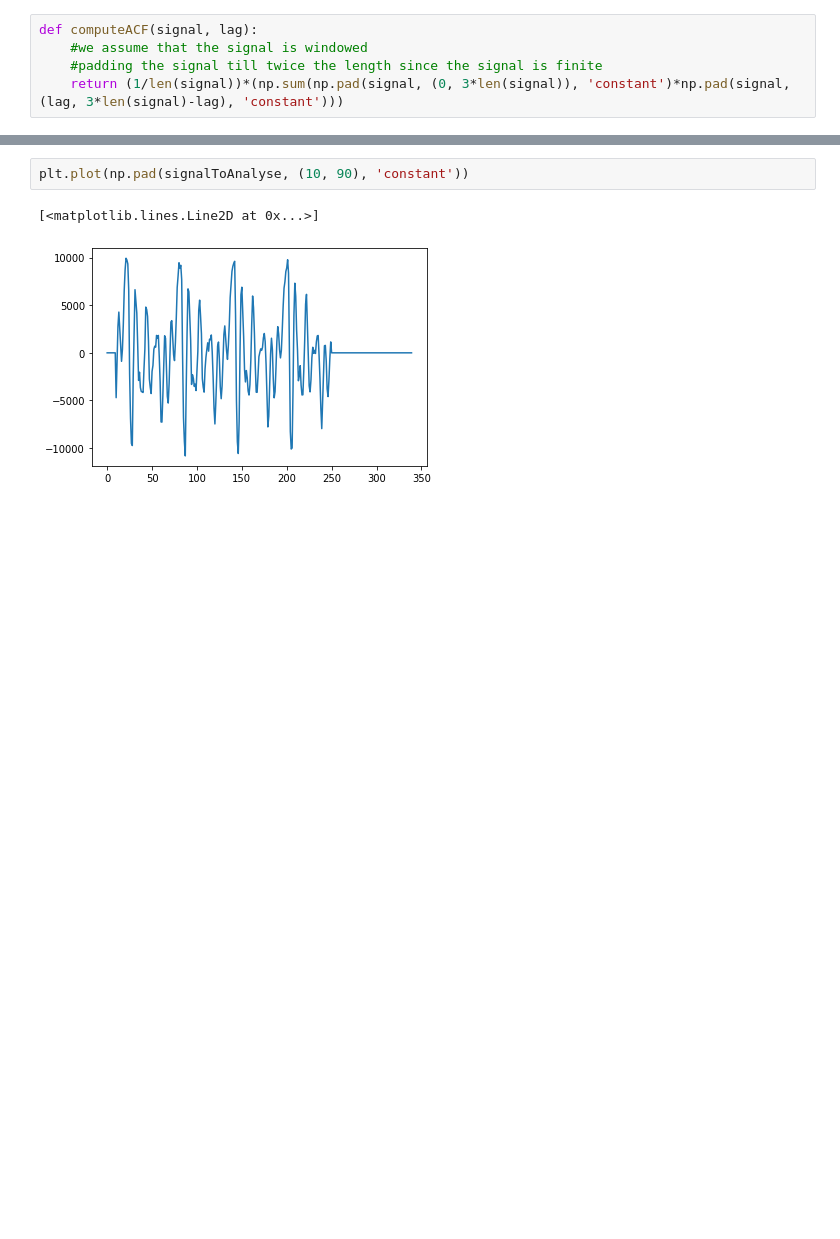
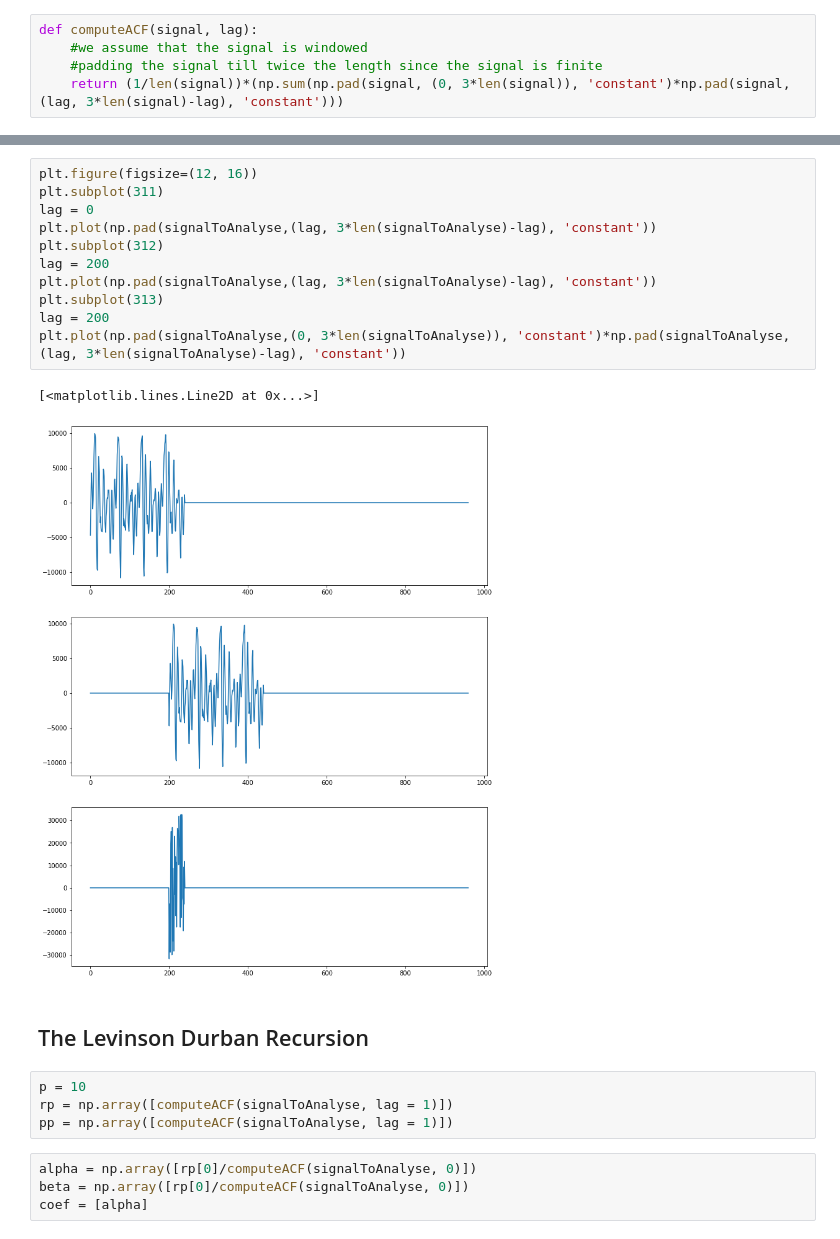
Before and after one commit to Rohit01-zoey/EE679, a Jupyter notebook: CompAssg2/Code.ipynb, the cells around one changed output, grey strips where cells are left out. Cells and saved outputs as stored; diff of their text form; blank space fills up the shorter version.

```diff
--- a/CompAssg2/Code.ipynb
+++ b/CompAssg2/Code.ipynb
@@ -83,5 +84,24 @@ plt.plot(k, acf)
-# %%
-plt.plot(np.pad(signalToAnalyse, (10, 90), 'constant'))
-# %% [output]
-[<matplotlib.lines.Line2D at 0x...>]
-[figure, removed]
+# %%
+plt.figure(figsize=(12, 16))
+plt.subplot(311)
+lag = 0
+plt.plot(np.pad(signalToAnalyse,(lag, 3*len(signalToAnalyse)-lag), 'constant'))
+plt.subplot(312)
+lag = 200
+plt.plot(np.pad(signalToAnalyse,(lag, 3*len(signalToAnalyse)-lag), 'constant'))
+plt.subplot(313)
+lag = 200
+plt.plot(np.pad(signalToAnalyse,(0, 3*len(signalToAnalyse)), 'constant')*np.pad(signalToAnalyse,(lag, 3*len(signalToAnalyse)-lag), 'constant'))
+# %% [output]
+[<matplotlib.lines.Line2D at 0x...>]
+[figure, added]
+# %% [markdown]
+## The Levinson Durban Recursion
+# %%
+p = 10
+rp = np.array([computeACF(signalToAnalyse, lag = 1)])
+pp = np.array([computeACF(signalToAnalyse, lag = 1)])
+# %%
+alpha = np.array([rp[0]/computeACF(signalToAnalyse, 0)])
+beta = np.array([rp[0]/computeACF(signalToAnalyse, 0)])
+coef = [alpha]
```
Also changed, not shown: parts of 5 cells of this notebook.
